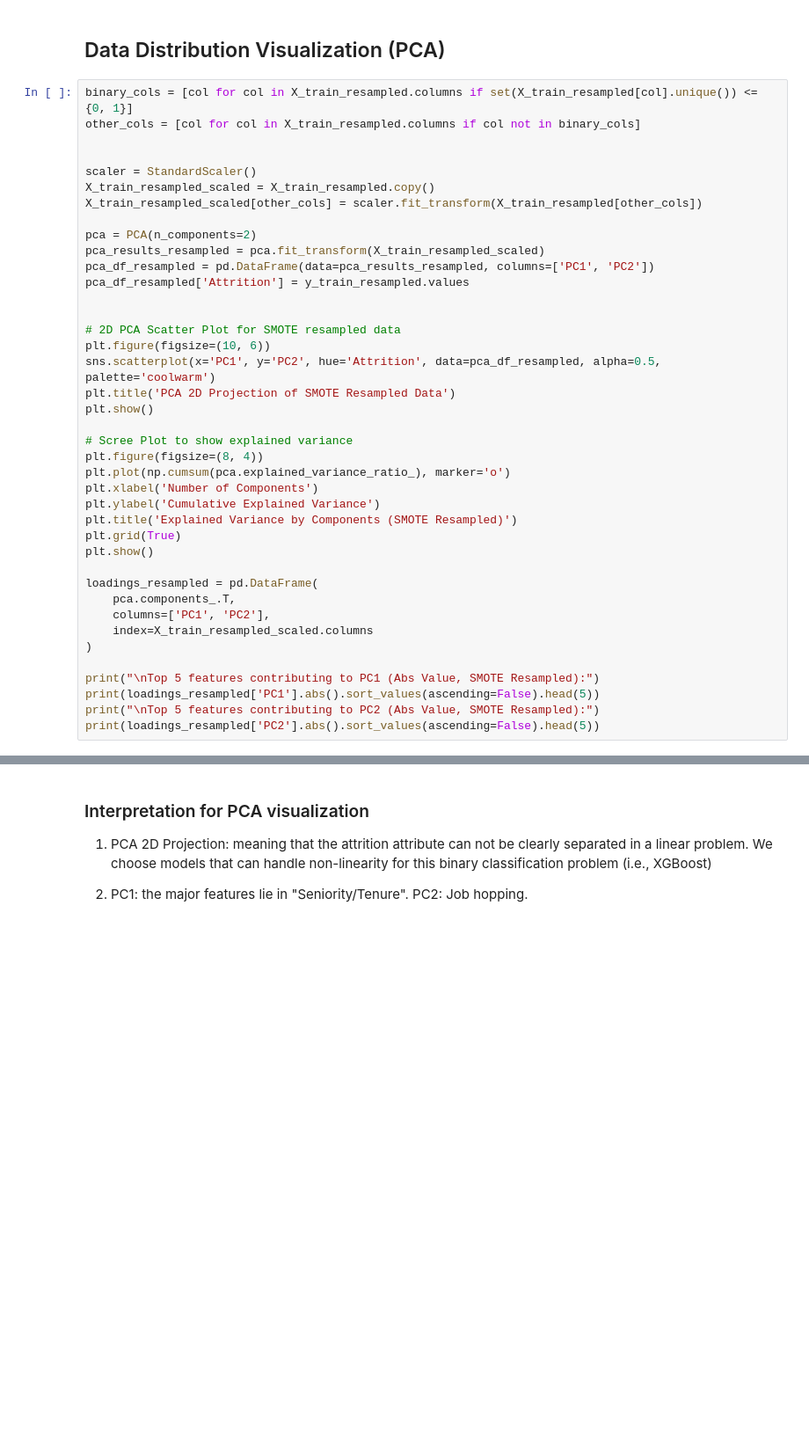
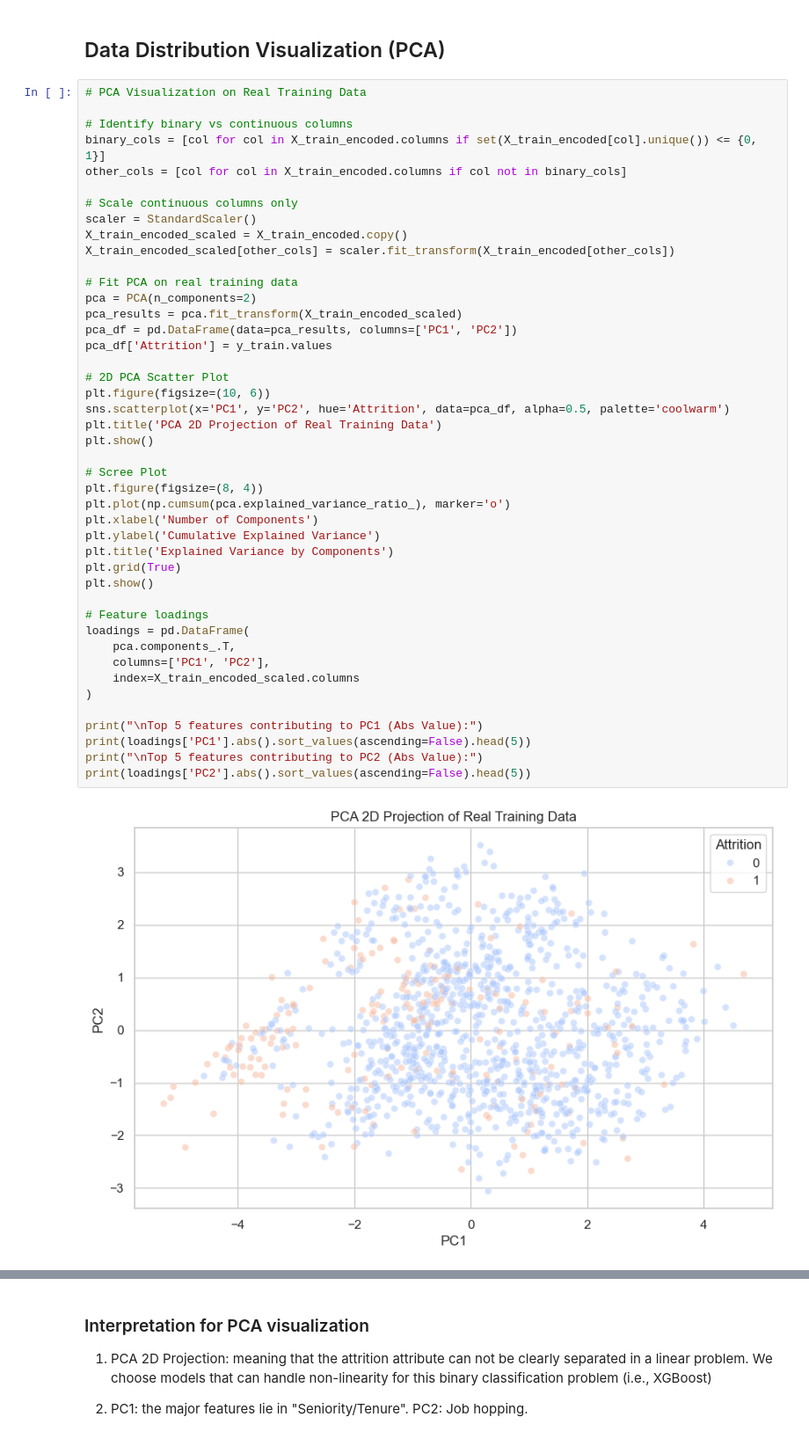
Before and after one commit to WildSphee/5102_part2, a Jupyter notebook: EDA_rm_col.ipynb, the cells around one changed output, grey strips where cells are left out. Shown at 88% size. Cells and saved outputs as stored; diff of their text form; blank space fills up the shorter version.

```diff
--- a/EDA_rm_col.ipynb
+++ b/EDA_rm_col.ipynb
@@ -522,43 +423,48 @@ Final Features (Total 25):
 # %% [markdown]
 ## Data Distribution Visualization (PCA)
 # %%
-binary_cols = [col for col in X_train_resampled.columns if set(X_train_resampled[col].unique()) <= {0, 1}]
-other_cols = [col for col in X_train_resampled.columns if col not in binary_cols]
+# PCA Visualization on Real Training Data
 
+# Identify binary vs continuous columns
+binary_cols = [col for col in X_train_encoded.columns if set(X_train_encoded[col].unique()) <= {0, 1}]
+other_cols = [col for col in X_train_encoded.columns if col not in binary_cols]
 
+# Scale continuous columns only
 scaler = StandardScaler()
-X_train_resampled_scaled = X_train_resampled.copy()
-X_train_resampled_scaled[other_cols] = scaler.fit_transform(X_train_resampled[other_cols])
+X_train_encoded_scaled = X_train_encoded.copy()
+X_train_encoded_scaled[other_cols] = scaler.fit_transform(X_train_encoded[other_cols])
 
+# Fit PCA on real training data
 pca = PCA(n_components=2)
-pca_results_resampled = pca.fit_transform(X_train_resampled_scaled)
-pca_df_resampled = pd.DataFrame(data=pca_results_resampled, columns=['PC1', 'PC2'])
-pca_df_resampled['Attrition'] = y_train_resampled.values
+pca_results = pca.fit_transform(X_train_encoded_scaled)
+pca_df = pd.DataFrame(data=pca_results, columns=['PC1', 'PC2'])
+pca_df['Attrition'] = y_train.values
 
-
-# 2D PCA Scatter Plot for SMOTE resampled data
+# 2D PCA Scatter Plot
 plt.figure(figsize=(10, 6))
-sns.scatterplot(x='PC1', y='PC2', hue='Attrition', data=pca_df_resampled, alpha=0.5, palette='coolwarm')
-plt.title('PCA 2D Projection of SMOTE Resampled Data')
+sns.scatterplot(x='PC1', y='PC2', hue='Attrition', data=pca_df, alpha=0.5, palette='coolwarm')
+plt.title('PCA 2D Projection of Real Training Data')
 plt.show()
 
-# Scree Plot to show explained variance
+# Scree Plot
 plt.figure(figsize=(8, 4))
 plt.plot(np.cumsum(pca.explained_variance_ratio_), marker='o')
 plt.xlabel('Number of Components')
 plt.ylabel('Cumulative Explained Variance')
-plt.title('Explained Variance by Components (SMOTE Resampled)')
+plt.title('Explained Variance by Components')
 plt.grid(True)
 plt.show()
 
-loadings_resampled = pd.DataFrame(
+# Feature loadings
+loadings = pd.DataFrame(
     pca.components_.T,
     columns=['PC1', 'PC2'],
-    index=X_train_resampled_scaled.columns
+    index=X_train_encoded_scaled.columns
 )
 
-print("\nTop 5 features contributing to PC1 (Abs Value, SMOTE Resampled):")
-print(loadings_resampled['PC1'].abs().sort_values(ascending=False).head(5))
-print("\nTop 5 features contributing to PC2 (Abs Value, SMOTE Resampled):")
-print(loadings_resampled['PC2'].abs().sort_values(ascending=False).head(5))
+print("\nTop 5 features contributing to PC1 (Abs Value):")
+print(loadings['PC1'].abs().sort_values(ascending=False).head(5))
+print("\nTop 5 features contributing to PC2 (Abs Value):")
+print(loadings['PC2'].abs().sort_values(ascending=False).head(5))
 # %% [output]
+[figure, new version]
```
Also changed, not shown: parts of 38 cells of this notebook.
